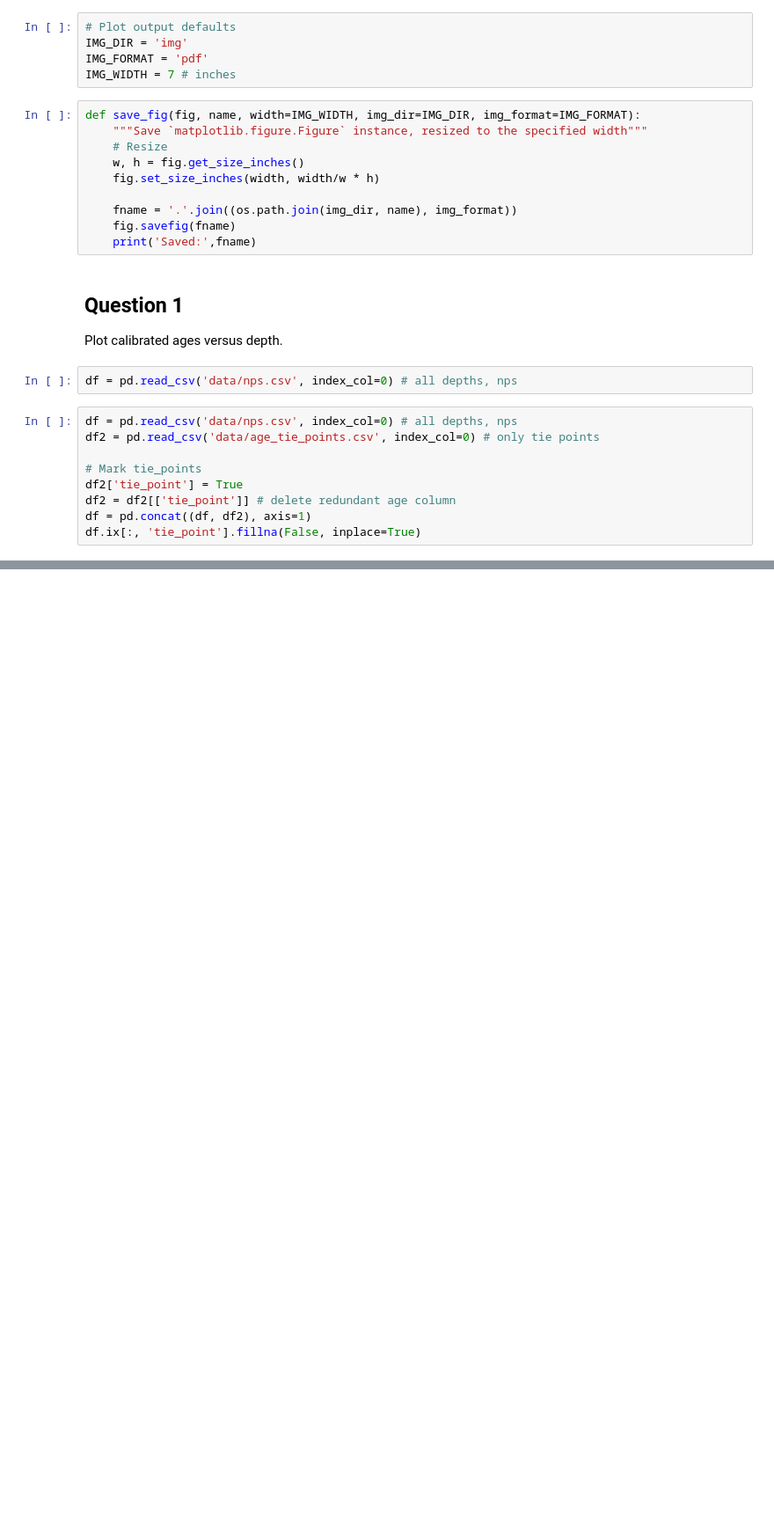
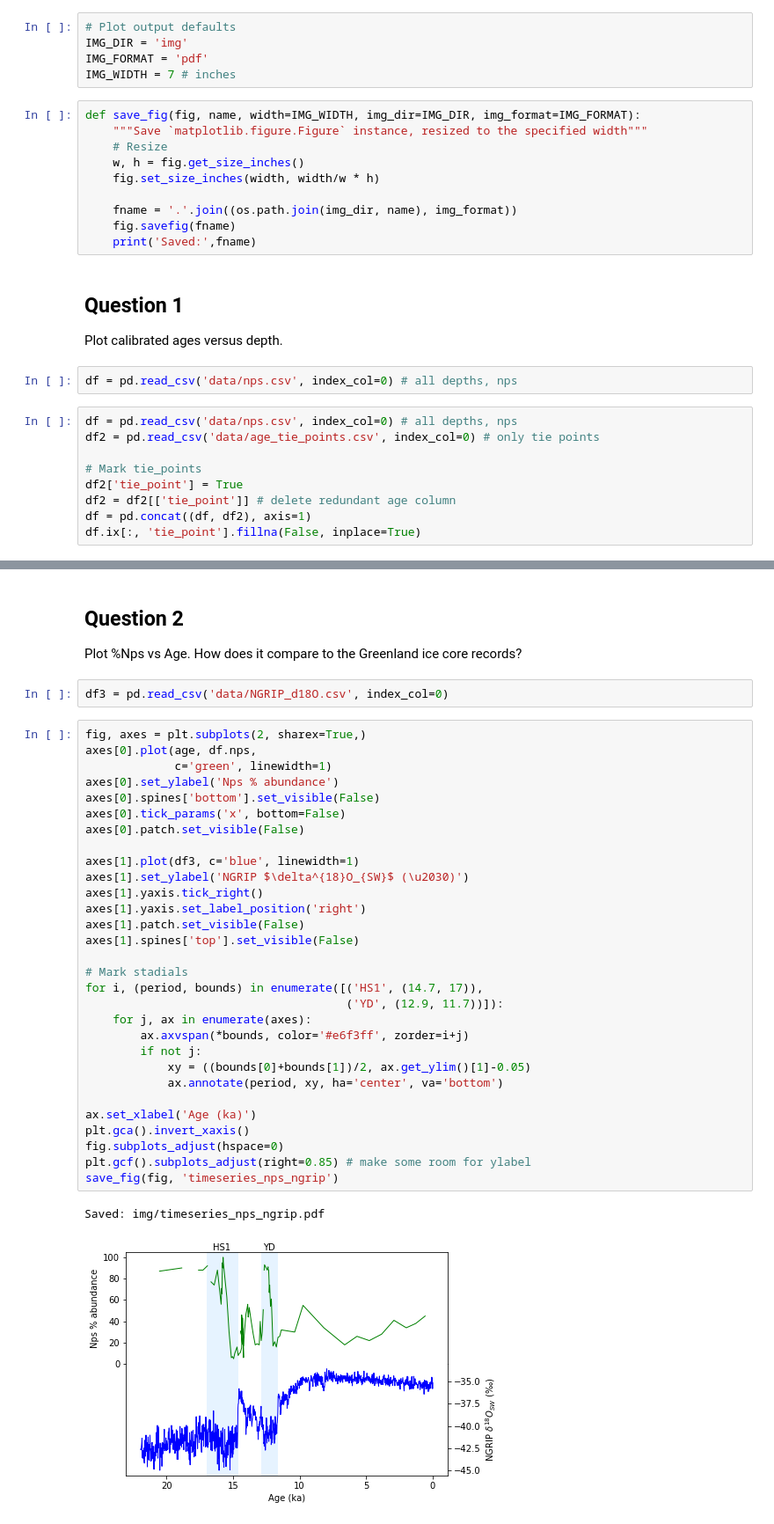
Before and after one commit to stainbank/deglacial-circulation, a Jupyter notebook: exercise2.ipynb, the cells around one changed output, grey strips where cells are left out. Shown at 88% size. Cells and saved outputs as stored; diff of their text form; blank space fills up the shorter version.

Commit message:
Plot timeseries of Nps abundance and NGRIP d18O

```diff
--- a/exercise2.ipynb
+++ b/exercise2.ipynb
@@ -49,3 +49,41 @@ save_fig(fig, 'line_age_depth')
 # %% [output]
 Saved: img/line_age_depth.pdf
 [figure]
+# %% [markdown]
+## Question 2
+Plot %Nps vs Age. How does it compare to the Greenland ice core records?
+# %%
+df3 = pd.read_csv('data/NGRIP_d18O.csv', index_col=0)
+# %%
+fig, axes = plt.subplots(2, sharex=True,)
+axes[0].plot(age, df.nps,
+             c='green', linewidth=1)
+axes[0].set_ylabel('Nps % abundance')
+axes[0].spines['bottom'].set_visible(False)
+axes[0].tick_params('x', bottom=False)
+axes[0].patch.set_visible(False)
+
+axes[1].plot(df3, c='blue', linewidth=1)
+axes[1].set_ylabel('NGRIP $\delta^{18}O_{SW}$ (\u2030)')
+axes[1].yaxis.tick_right()
+axes[1].yaxis.set_label_position('right')
+axes[1].patch.set_visible(False)
+axes[1].spines['top'].set_visible(False)
+
+# Mark stadials
+for i, (period, bounds) in enumerate([('HS1', (14.7, 17)),
+                                      ('YD', (12.9, 11.7))]):
+    for j, ax in enumerate(axes):
+        ax.axvspan(*bounds, color='#e6f3ff', zorder=i+j)
+        if not j:
+            xy = ((bounds[0]+bounds[1])/2, ax.get_ylim()[1]-0.05)
+            ax.annotate(period, xy, ha='center', va='bottom')
+
+ax.set_xlabel('Age (ka)')
+plt.gca().invert_xaxis()
+fig.subplots_adjust(hspace=0)
+plt.gcf().subplots_adjust(right=0.85) # make some room for ylabel
+save_fig(fig, 'timeseries_nps_ngrip')
+# %% [output]
+Saved: img/timeseries_nps_ngrip.pdf
+[figure, added]
```
Also changed, not shown: parts of 1 cell of this notebook, 3 other files.
